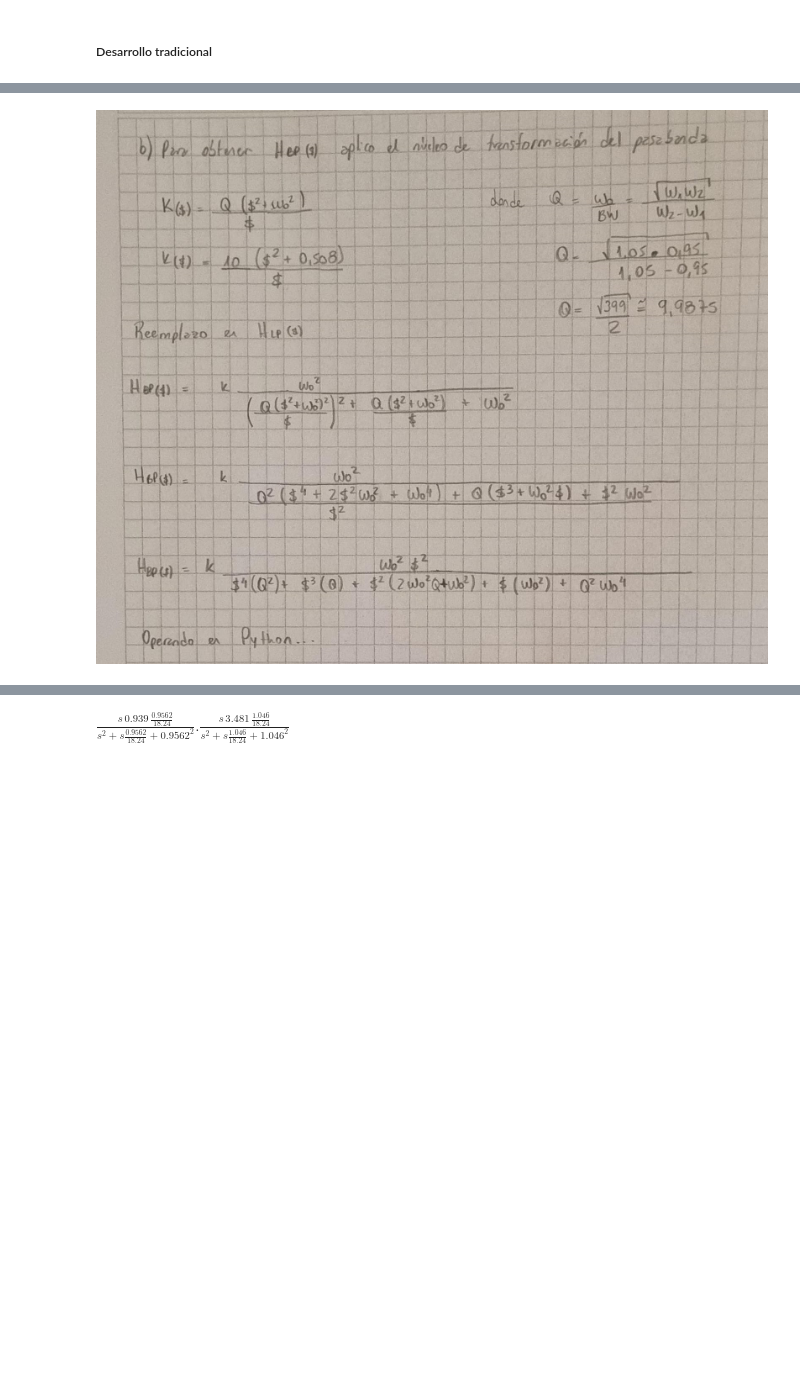
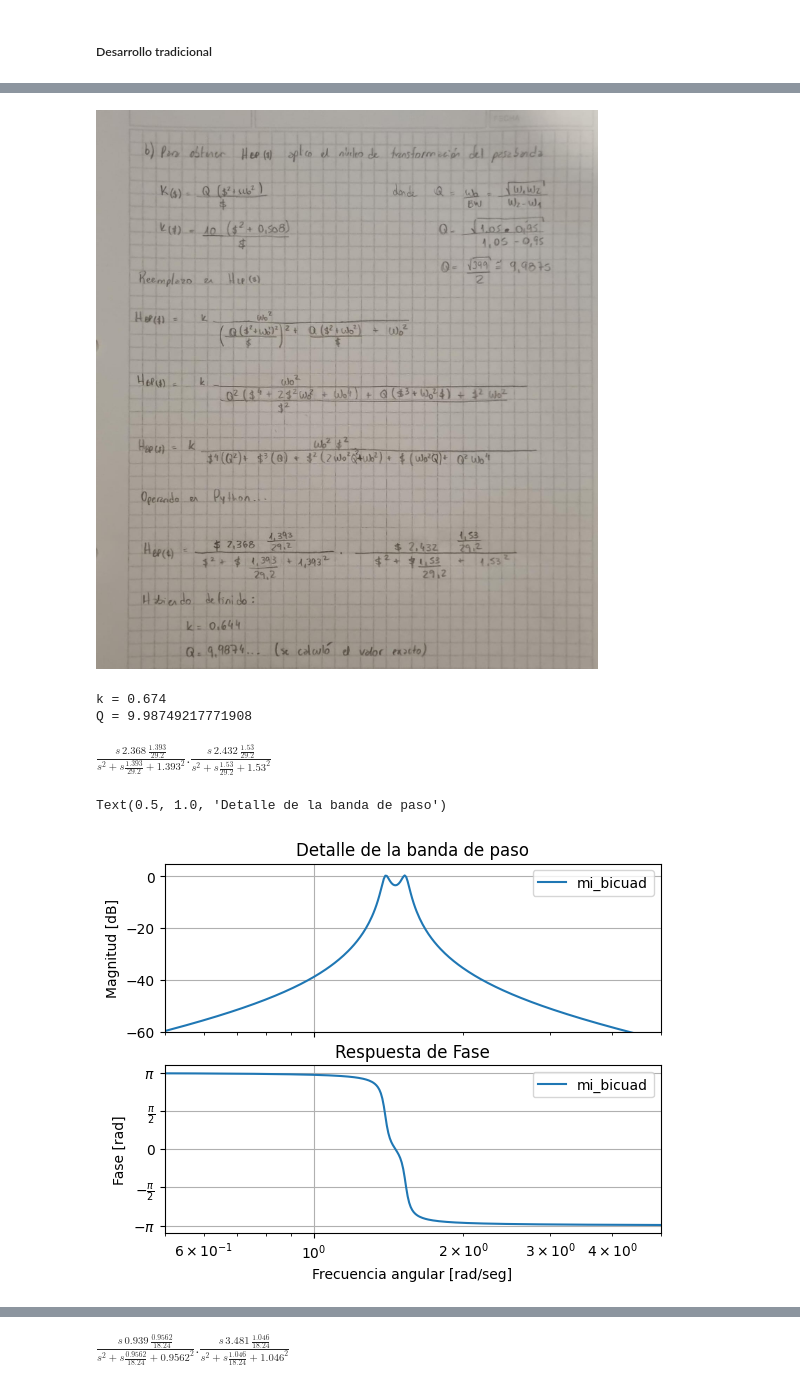
Before and after one commit to matnalopez2/Teoria-de-Circuitos-2, a Jupyter notebook: Resoluciones/20240513/20240513 - Ejercicio 1.ipynb, the cells around one changed output, grey strips where cells are left out. Cells and saved outputs as stored; diff of their text form; code cells hidden in the pictures; blank space fills up the shorter version.

Commit message:
corregir items a y b del 20240513_Ejercicio1, mover revision con Mariano al final

```diff
--- a/Resoluciones/20240513/20240513 - Ejercicio 1.ipynb
+++ b/Resoluciones/20240513/20240513 - Ejercicio 1.ipynb
@@ -52,2 +49,67 @@ C:\Users\Mati\AppData\Local\Packages\PythonSoftwareFoundation.Python.3.11_qbz5n2
 # %% [markdown]
-![20240513_Ejercicio1_03.jpeg](attachment:20240513_Ejercicio1_03.jpeg-old)
+![20240513_Ejercicio1_03.jpeg](attachment:20240513_Ejercicio1_03.jpeg-new)
+# %%
+import matplotlib.pyplot as plt
+import math
+from pytc2.sistemas_lineales import tf2sos_analog, analyze_sys, pretty_print_SOS
+import scipy.signal as sig
+
+# Definición de una implementación de analyze_sys para evitar logueos innecesarios, mejorando la prolijidad.
+def analyze_sys_silent(all_sys, sys_name=None, img_ext='none', same_figs=True, annotations=True, xaxis='omega', fs=2*np.pi):
+    analyze_sys(all_sys, sys_name=None, img_ext='none', same_figs=True, annotations=True, xaxis='omega', fs=2*np.pi)
+    return
+
+w_0 = 1.46
+k = 0.674
+print("k = " + str(k))
+
+w1 = 0.95
+w2 = 1.05
+
+Q = (math.sqrt(w1*w2)/(w2-w1))
+print("Q = " + str(Q))
+
+
+# Calculamos los coeficientes del denominador para mayor claridad.
+A = Q**2
+B = Q
+C = ((2 * w_0**2 * Q**2) + (w_0**2))
+D = w_0**2 * Q
+E = Q**2 * w_0**4
+
+# Con los datos definidos anteriormente, se arman los array de la transferencia.
+kn = k
+kp = 1
+num = kn * np.array([w_0**2, 0, 0])
+den = kp * np.array([A, B, C, D, E])
+tf_bicuad_sos = tf2sos_analog( num, den )
+
+# Imprimir en formato latex la transferencia
+#pretty_print_SOS(tf_bicuad_sos)
+pretty_print_SOS(tf_bicuad_sos, mode="omegayq")
+
+
+# Plotear de forma silenciosa las características de mi función
+asy_axes = analyze_sys([sig.TransferFunction(num,den)], 'mi_bicuad', same_figs=False)
+
+
+# Imprimir en formato latex la transferencia
+
+
+# el caracter "_" descarta la salida de la función
+# cerramos todas las visualizaciones salvo la respuesta en frecuencia
+plt.close(2)
+plt.close(3)
+plt.close(4)
+
+plt.sca(asy_axes[0][1][0])
+max_ripple = np.max(np.array(1))
+plt.ylim(np.array([-60, 5]) )
+plt.xlim(np.array([0.5, 5]) )
+plt.title('Detalle de la banda de paso')
+# %% [output]
+k = 0.674
+Q = 9.98749217771908
+$\displaystyle   \frac{s\,2.368\,\frac{1.393}{29.2}}{s^2 + s \frac{1.393}{29.2} + 1.393^2} . \frac{s\,2.432\,\frac{1.53}{29.2}}{s^2 + s \frac{1.53}{29.2} + 1.53^2}$
+Text(0.5, 1.0, 'Detalle de la banda de paso')
+[figure, added]
```
Also changed, not shown: parts of 7 cells of this notebook, 3 other files.
